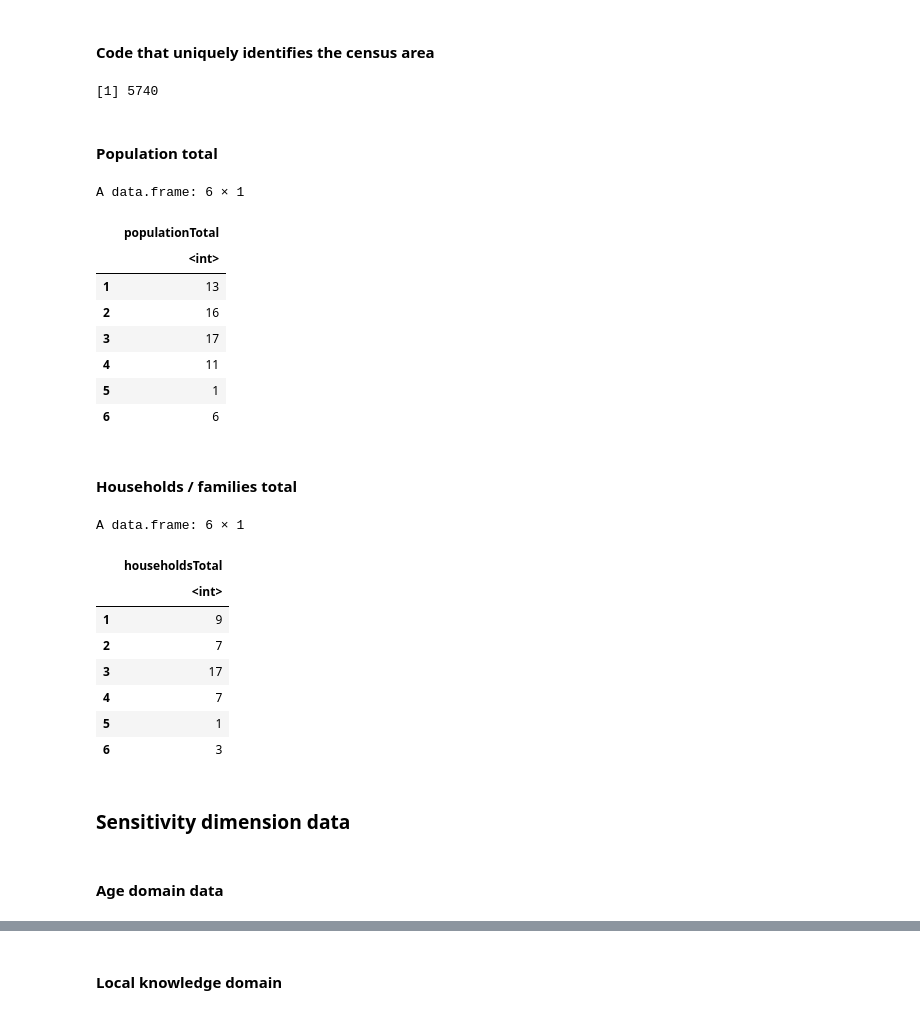
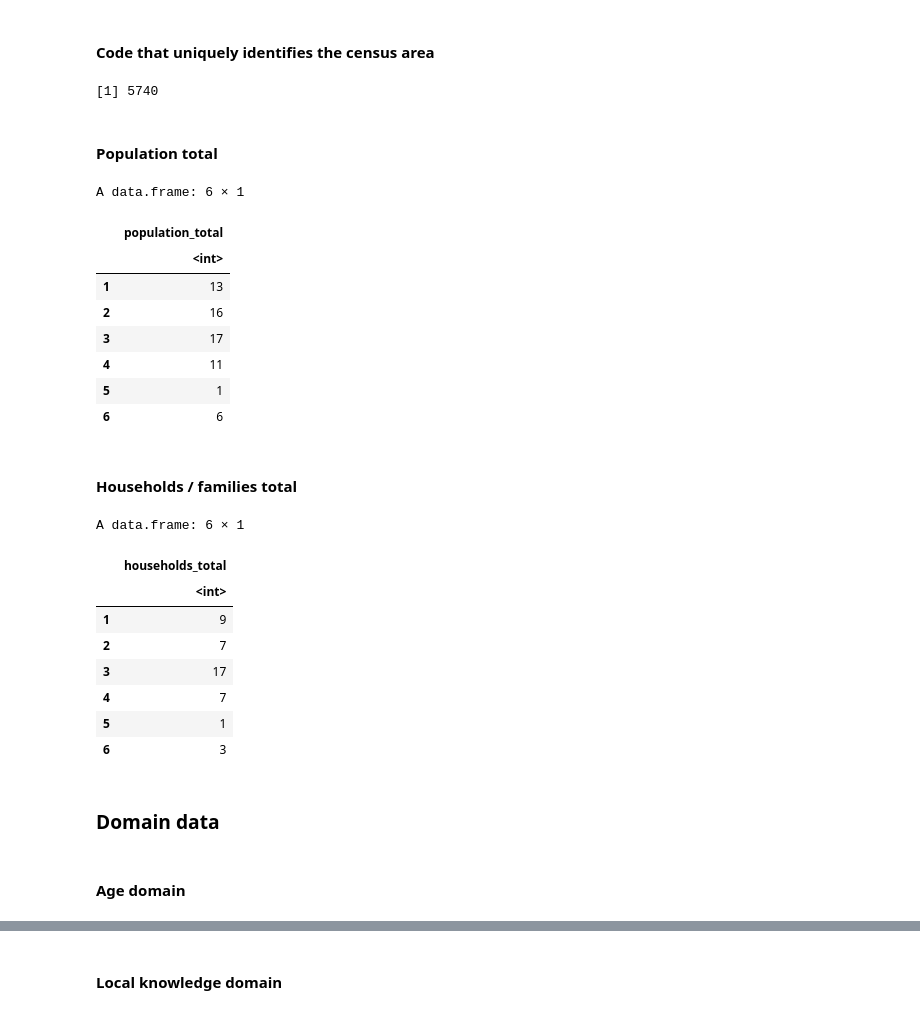
Before and after one commit to UCC-CLIMPADAP/SVIBook, a Jupyter notebook: Cities/Milan/Census_Data_to_Indicators.ipynb, the cells around one changed output, grey strips where cells are left out. Drawn from its saved outputs; the diff is of its cells as text; code cells hidden in the pictures.

```diff
--- a/Cities/Milan/Census_Data_to_Indicators.ipynb
+++ b/Cities/Milan/Census_Data_to_Indicators.ipynb
@@ -37,3 +25,4 @@ Italy census data from: http://dati-censimentopopolazione.istat.it/Index.aspx?la
 # %%
 # Read the census data
-censusData <- read.csv('../../0_data/Milan/ItalianCensus/2021/Milano_indicatori_2021_sezioni.csv', sep=",")
+census_data <- read.csv('../../0_data/census/Italy/Milan/2021/Milano_indicatori_2021_sezioni.csv', sep=",")
+head(census_data)
@@ -46,24 +45,23 @@ In addition, the raw data is not suitable for use within the vulnerabiltiy asses
 ### Supporting data
 # %% [markdown]
 #### Code that uniquely identifies the census area
-# %%
-areaIDIndicators <- c('SEZ2011')
-areaID <- censusData[, areaIDIndicators, drop = FALSE]
-#areaID$SEZ2011 <- as.character(areaID$SEZ2011)
-
-censusDataRows = nrow(censusData)
-head(censusDataRows)
-# %% [output]
-[1] 5740
+# %%
+identifier <- c('SEZ2011')
+census_area_id <- census_data[, identifier, drop = FALSE]
+
+# number of rows in the census data
+head( nrow(census_data) )
+# %% [output]
+[1] 5740
 # %% [markdown]
 #### Population total
 # %%
-populationTotal <- censusData[, 'P1', drop = FALSE]
-names(populationTotal)[1] <- 'populationTotal'
-head(populationTotal)
+population_total <- census_data[, 'P1', drop = FALSE]
+names(population_total)[1] <- 'population_total'
+head(population_total)
 # %% [output]
 A data.frame: 6 × 1
-|  | populationTotal |
+|  | population_total |
 |  | <int> |
 | 1 | 13 |
 | 2 | 16 |
@@ -74,12 +72,12 @@ A data.frame: 6 × 1
 # %% [markdown]
 #### Households / families total
 # %%
-householdsTotal <- censusData[, 'PF1', drop = FALSE]
-names(householdsTotal)[1] <- 'householdsTotal'
-head(householdsTotal)
+households_total <- census_data[, 'PF1', drop = FALSE]
+names(households_total)[1] <- 'households_total'
+head(households_total)
 # %% [output]
 A data.frame: 6 × 1
-|  | householdsTotal |
+|  | households_total |
 |  | <int> |
 | 1 | 9 |
 | 2 | 7 |
@@ -88,6 +86,6 @@ A data.frame: 6 × 1
 | 5 | 1 |
 | 6 | 3 |
 # %% [markdown]
-### Sensitivity dimension data
+### Domain data
 # %% [markdown]
-#### Age domain data
+#### Age domain
```
Also changed, not shown: parts of 18 cells of this notebook, 1 other file.
